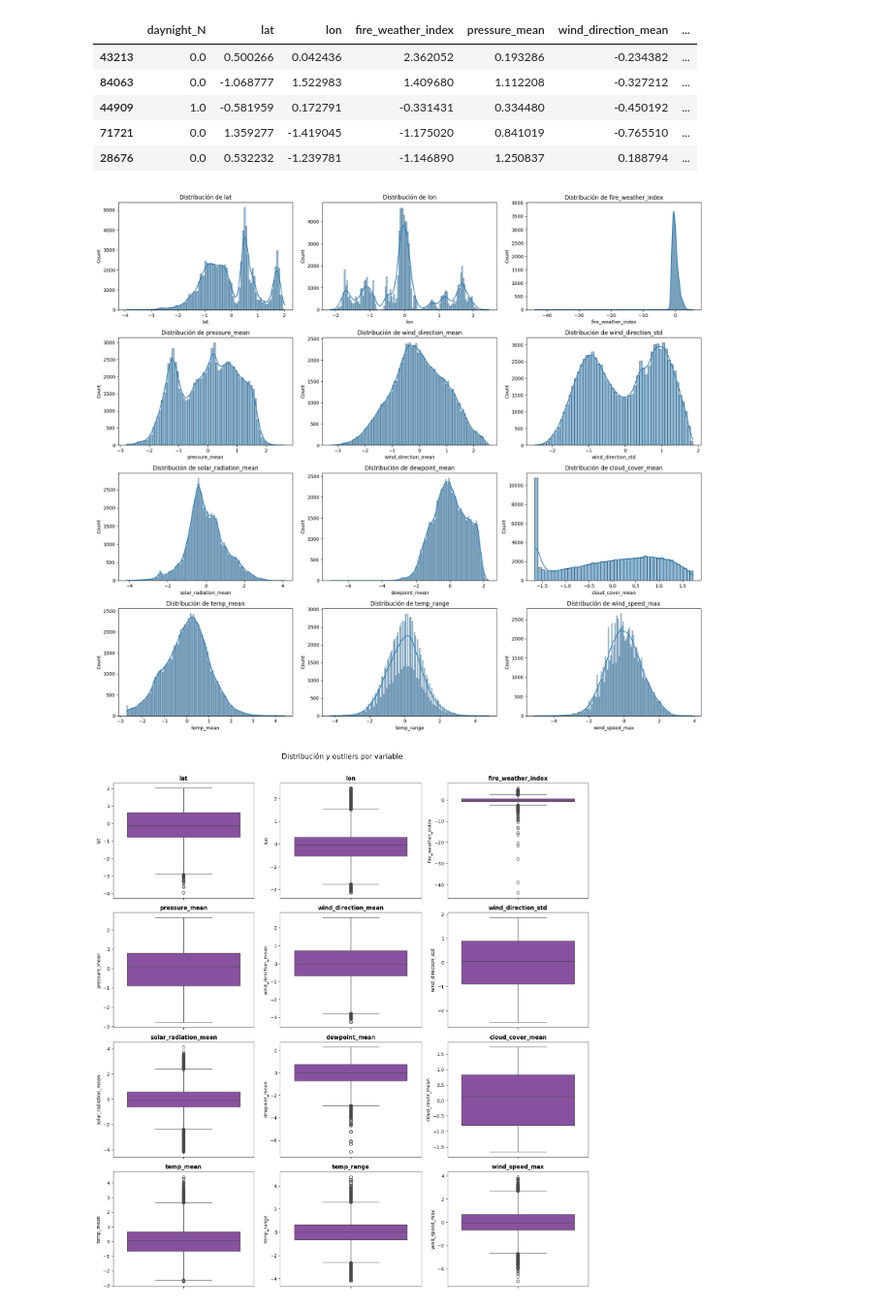
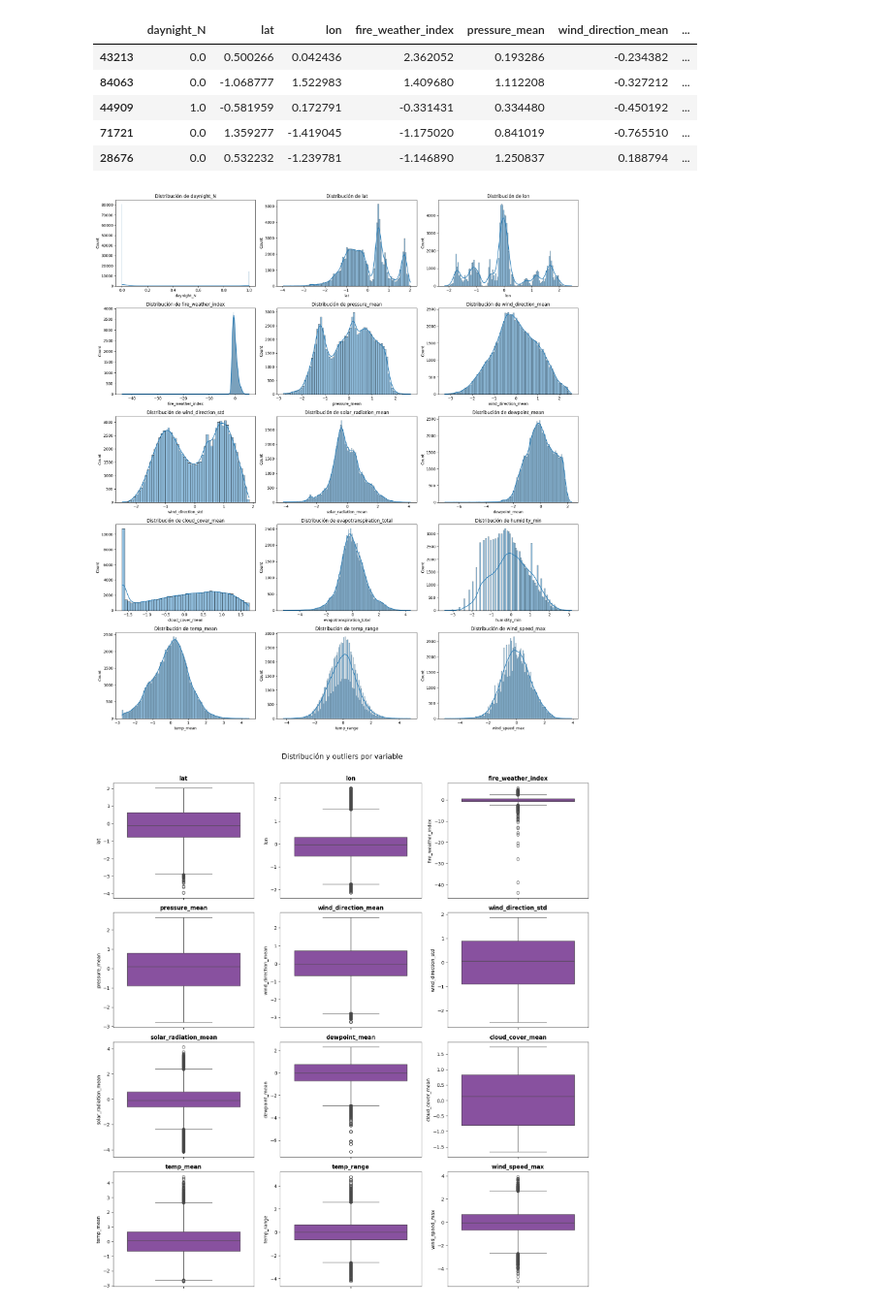
Before and after one commit to sgusmar/ML_proyecto_wildfAIre, a Jupyter notebook: main.ipynb, the cells around one changed output. Shown at 97% size. Saved outputs shown, nothing was run; the diff lists cells and outputs as text; code cells hidden in the pictures.

```diff
--- a/main.ipynb
+++ b/main.ipynb
@@ -268,9 +212,9 @@ X_train_scaled.head()
 | 71721 | 0.0 | 1.359277 | -1.419045 | -1.175020 | 0.841019 | -0.765510 | ... |
 | 28676 | 0.0 | 0.532232 | -1.239781 | -1.146890 | 1.250837 | 0.188794 | ... |
 # %%
-plot_distribuciones(X_train_scaled.drop(columns="daynight_N"))
+plot_distribuciones(X_train_scaled)
 # %% [output]
-[figure, old version]
+[figure, new version]
 # %%
 plot_boxplots(X_train_scaled.drop(columns="daynight_N"), color="#8D44AC")
 # %% [output]
```
Also changed, not shown: parts of 5 cells of this notebook.
